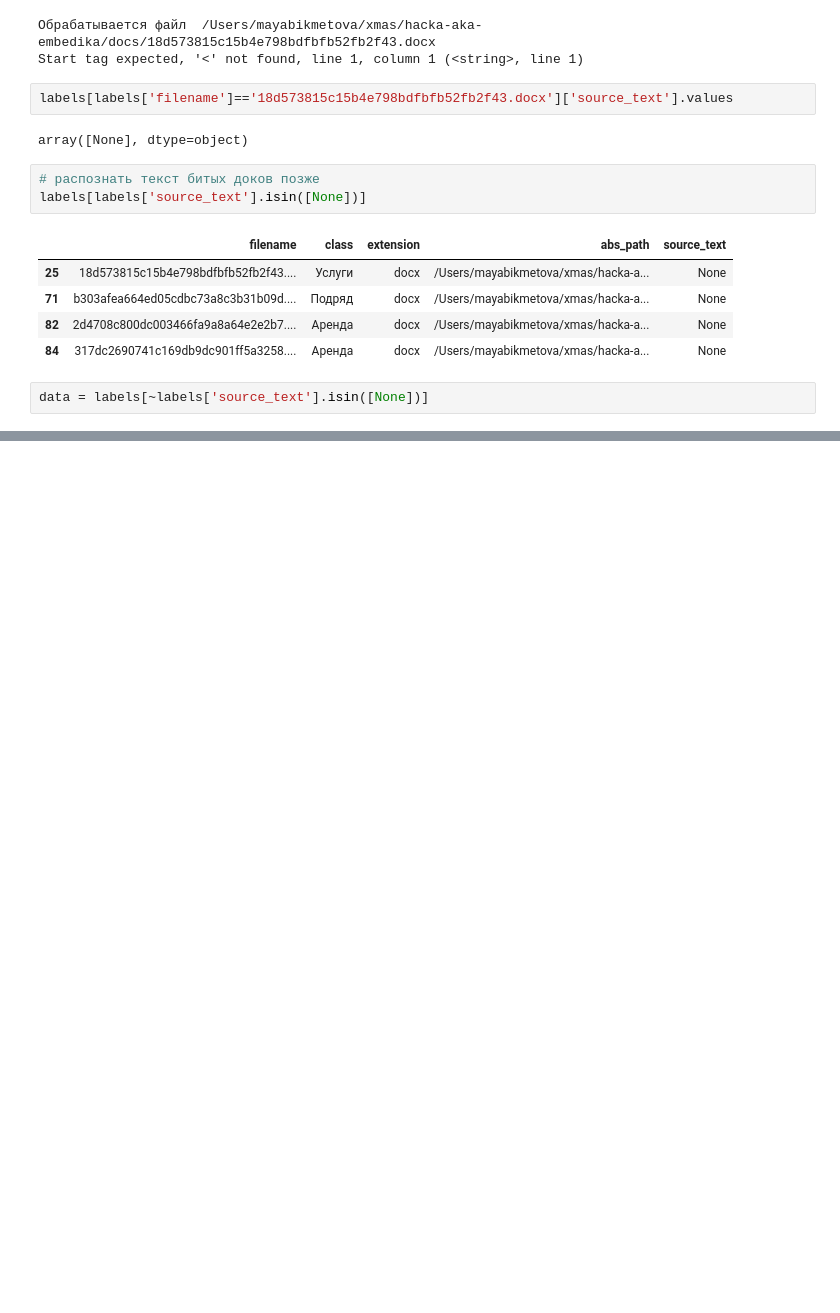
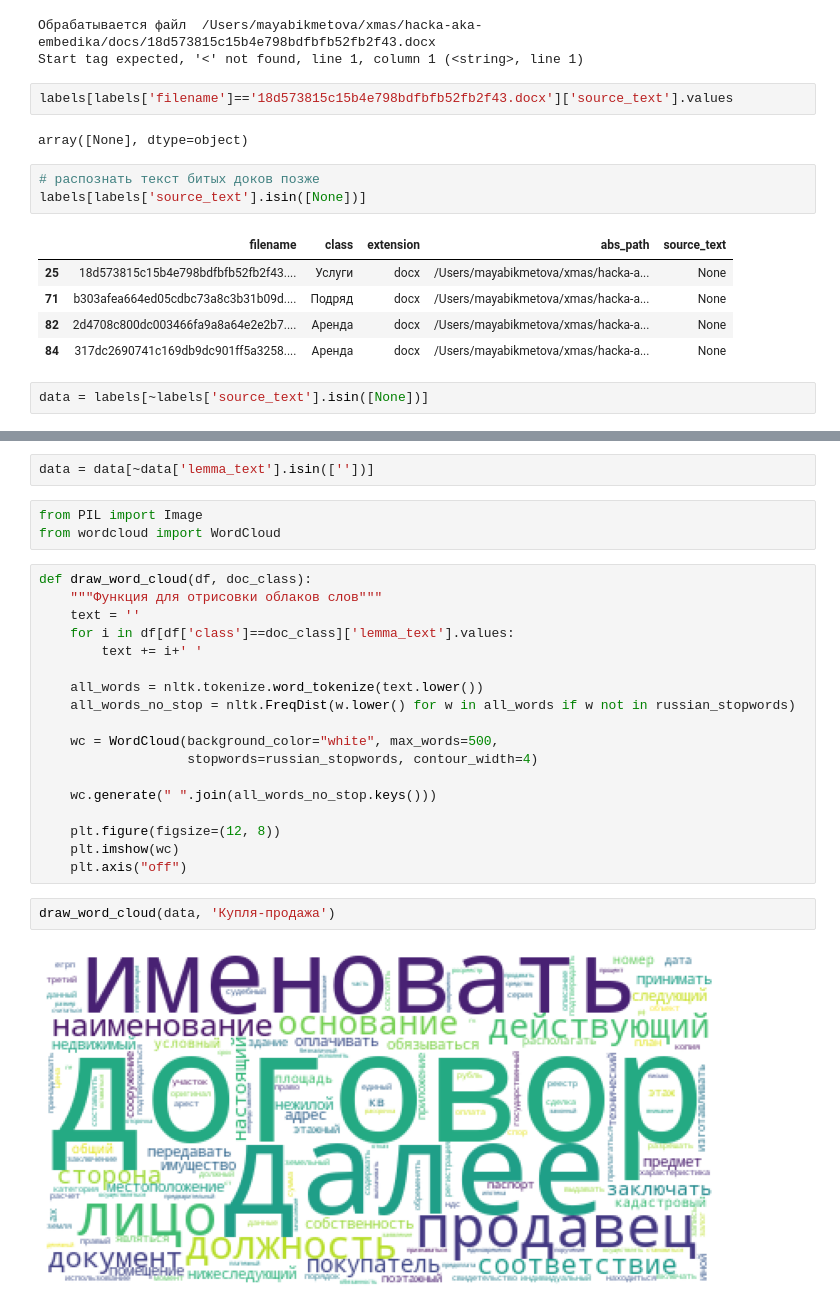
Before and after one commit to maya-ami/xmas, a Jupyter notebook: extract text.ipynb, the cells around one changed output, grey strips where cells are left out. Drawn from its saved outputs; the diff is of its cells as text; blank space fills up the shorter version.

```diff
--- a/extract text.ipynb
+++ b/extract text.ipynb
@@ -441,0 +464,27 @@ data['lemma_text'] = data['source_text'].apply(preprocess)
+# %%
+data = data[~data['lemma_text'].isin([''])]
+# %%
+from PIL import Image
+from wordcloud import WordCloud
+# %%
+def draw_word_cloud(df, doc_class):
+    """Функция для отрисовки облаков слов"""
+    text = ''
+    for i in df[df['class']==doc_class]['lemma_text'].values:
+        text += i+' '
+
+    all_words = nltk.tokenize.word_tokenize(text.lower())
+    all_words_no_stop = nltk.FreqDist(w.lower() for w in all_words if w not in russian_stopwords)
+
+    wc = WordCloud(background_color="white", max_words=500,
+                   stopwords=russian_stopwords, contour_width=4)
+
+    wc.generate(" ".join(all_words_no_stop.keys()))
+
+    plt.figure(figsize=(12, 8))
+    plt.imshow(wc)
+    plt.axis("off")
+# %%
+draw_word_cloud(data, 'Купля-продажа')
+# %% [output]
+[figure, added]
```
Also changed, not shown: parts of 11 cells of this notebook.
